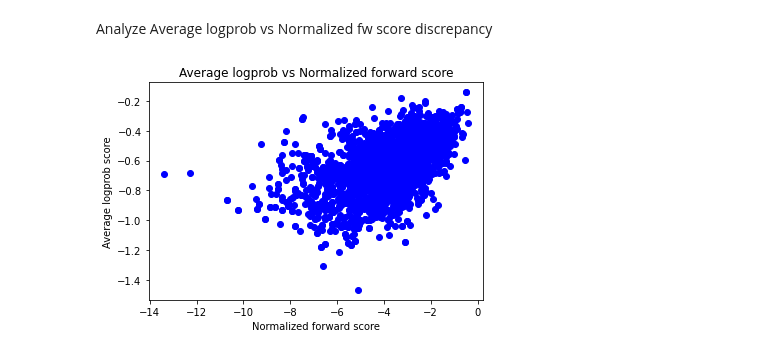
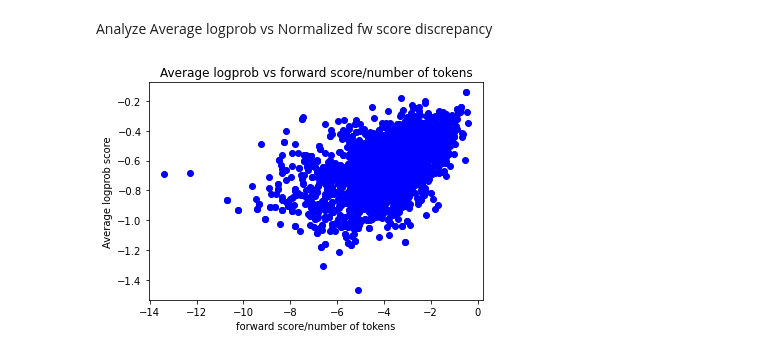
Before and after one commit to DhruvaBansal00/ConfidentMT, a Jupyter notebook: BoostedBinaryClassifers.ipynb, the cells around one changed output. Drawn from its saved outputs; the diff is of its cells as text; code cells hidden in the pictures.

```diff
--- a/BoostedBinaryClassifers.ipynb
+++ b/BoostedBinaryClassifers.ipynb
@@ -627,15 +651,15 @@
 translations = readTranslations(sentences, currFeaturesTrain)
 
 
 avg_logprob_scores = [translation.features[0] for translation in translations]
 fw_scores_normalized = [translation.features[10]/translation.features[22] for translation in translations]
 
-plt.xlabel('Normalized forward score')
+plt.xlabel('forward score/number of tokens')
 plt.ylabel('Average logprob score')
-plt.title('Average logprob vs Normalized forward score')
+plt.title('Average logprob vs forward score/number of tokens')
 
 plt.scatter(fw_scores_normalized, avg_logprob_scores, c="blue")
 
 sentences.close()
 # %% [output]
-[figure, old version]
+[figure, new version]
```
Also changed, not shown: parts of 6 cells of this notebook.
